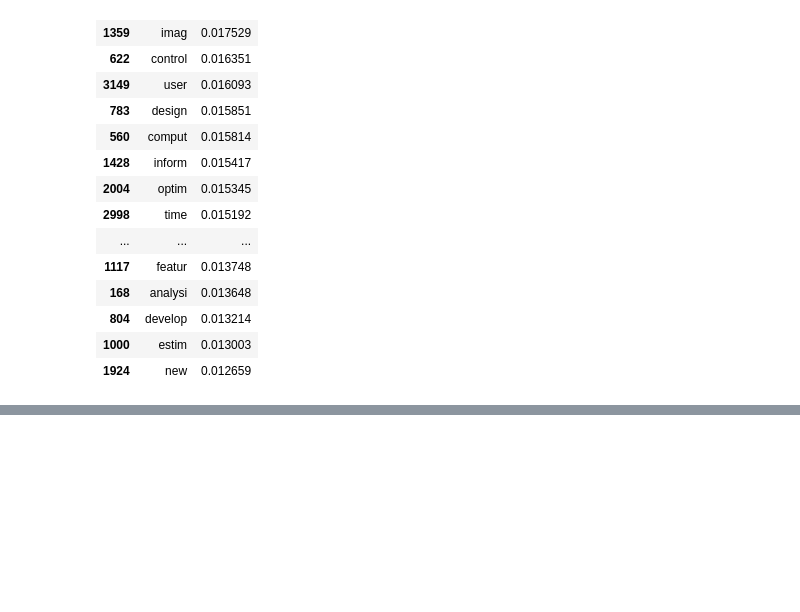
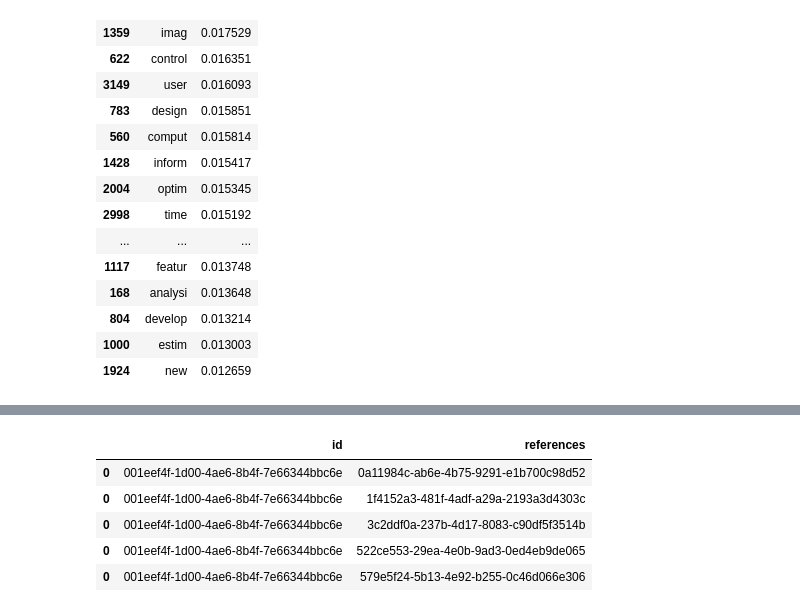
Before and after one commit to mharrisonbaker/DATA620, a Jupyter notebook: Academic_Citation_Graph_Data620final.ipynb, the cells around one changed output, grey strips where cells are left out. Cells and saved outputs as stored; diff of their text form; code cells hidden in the pictures; blank space fills up the shorter version.

```diff
--- a/Academic_Citation_Graph_Data620final.ipynb
+++ b/Academic_Citation_Graph_Data620final.ipynb
@@ -248,0 +271,13 @@ G = nx.from_pandas_edgelist(df2, source='id', target)
+# %%
+dfG=df2[['id', 'references']].copy()
+dfG.set_index(['id'])
+dfG['references'].tolist()
+dfG=dfG.explode('references')
+dfG.head()
+# %% [output]
+|  | id | references |
+| 0 | 001eef4f-1d00-4ae6-8b4f-7e66344bbc6e | 0a11984c-ab6e-4b75-9291-e1b700c98d52 |
+| 0 | 001eef4f-1d00-4ae6-8b4f-7e66344bbc6e | 1f4152a3-481f-4adf-a29a-2193a3d4303c |
+| 0 | 001eef4f-1d00-4ae6-8b4f-7e66344bbc6e | 3c2ddf0a-237b-4d17-8083-c90df5f3514b |
+| 0 | 001eef4f-1d00-4ae6-8b4f-7e66344bbc6e | 522ce553-29ea-4e0b-9ad3-0ed4eb9de065 |
+| 0 | 001eef4f-1d00-4ae6-8b4f-7e66344bbc6e | 579e5f24-5b13-4e92-b255-0c46d066e306 |
```
Also changed, not shown: parts of 10 cells of this notebook.
